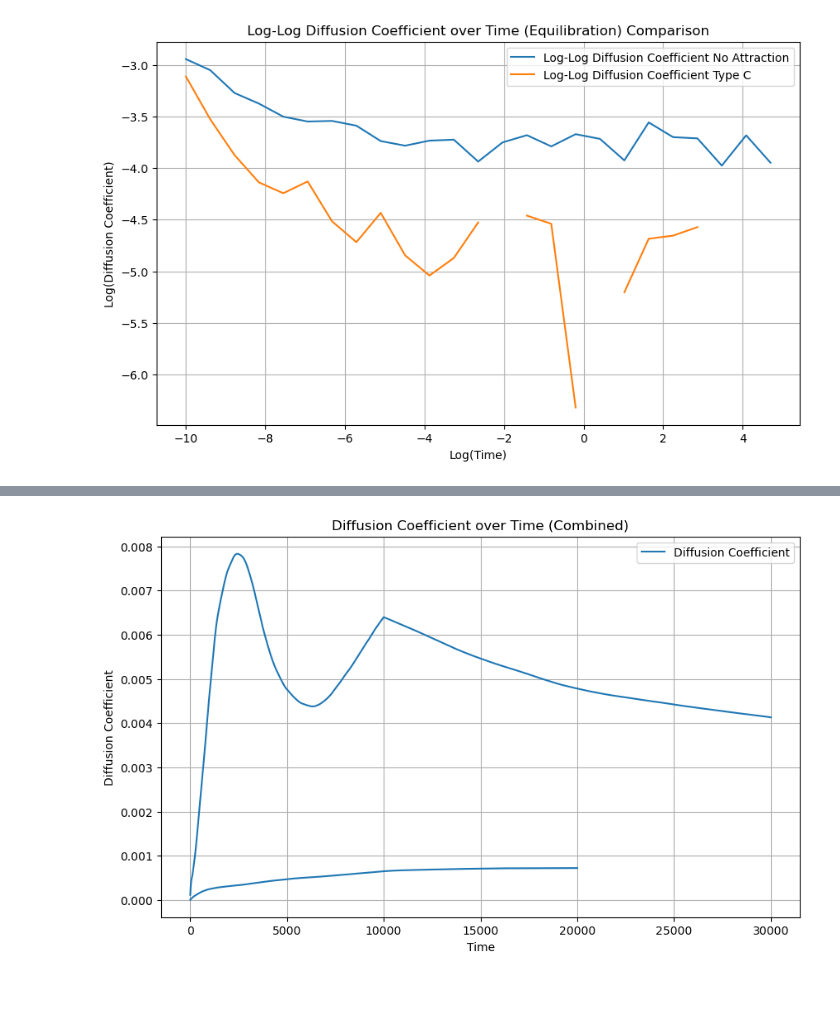
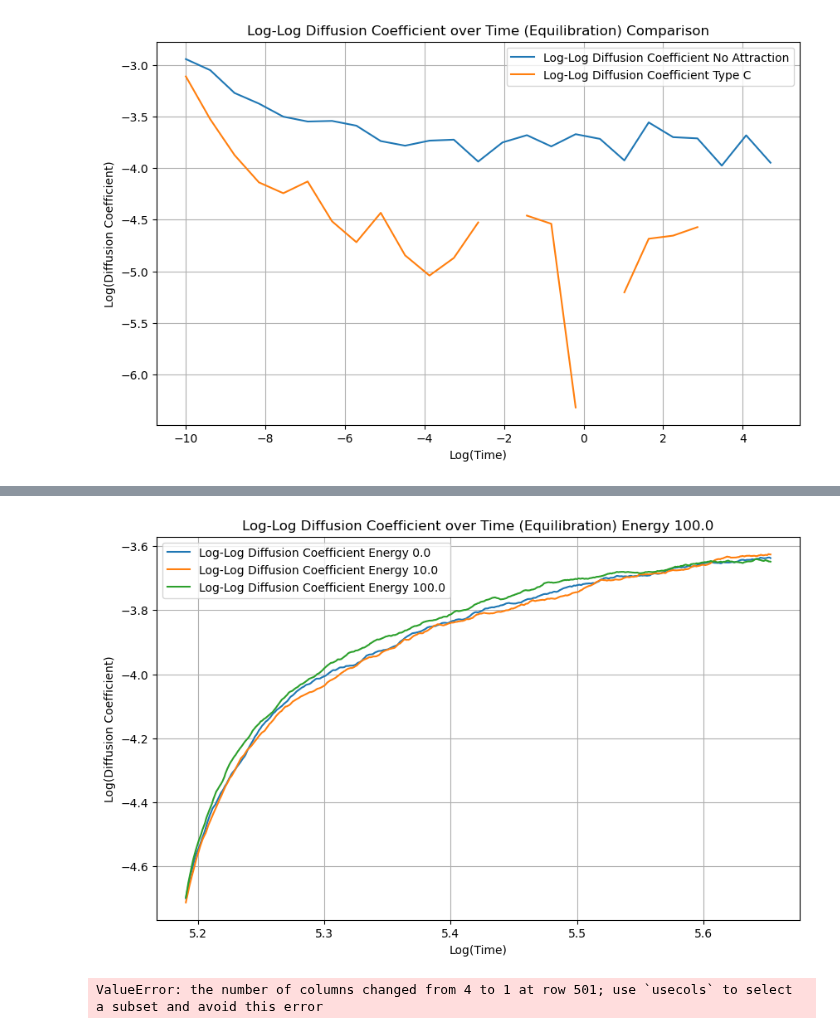
Before and after one commit to anotherbeaver/amine_polymers, a Jupyter notebook: logs/analyze_logs.ipynb, the cells around one changed output, grey strips where cells are left out. Saved outputs shown, nothing was run; the diff lists cells and outputs as text; code cells hidden in the pictures; blank space fills up the shorter version.

```diff
--- a/logs/analyze_logs.ipynb
+++ b/logs/analyze_logs.ipynb
@@ -198,22 +186,37 @@ plt.show()
-# %%
-# combined
-
-data_equil = np.loadtxt('logs/msd_vector_equil.dat', skiprows=2)
-# data_nvt = np.loadtxt('logs/msd_vector_nvt.dat', skiprows=2)
-
-# data_nvt[:, 0] += data_equil[-1, 0]  # Adjust time in NVT data to continue from equilibration
-
-# data_combined = np.vstack((data_equil, data_nvt))
-
-diffusion_coefficient = data_combined[:, 1] / (6 * data_combined[:, 0])
-# Plot the diffusion coefficient as a function of time
-plt.figure(figsize=(10, 6))
-plt.plot(data_combined[:, 0], diffusion_coefficient, label='Diffusion Coefficient')
-plt.xlabel('Time')
-plt.ylabel('Diffusion Coefficient')
-plt.title('Diffusion Coefficient over Time (Combined)')
-plt.legend()
-plt.grid()
-plt.show()
-# %% [output]
-[figure, removed]
+# %%
+# log-log plot
+def loglogplot(energies):
+
+    plt.figure(figsize=(10, 6))
+    for energy in energies:
+        file = f'logs/energy_{int(energy)}.dat'
+        data = np.loadtxt(file, skiprows=2)  # skip the header row
+        diffusion_coefficient = data[:, 1] / (6 * data[:, 0])
+        log_diff = np.log10(diffusion_coefficient)
+        log_time = np.log10(data[:, 0] + 1e-10)
+        plt.plot(log_time[500:], log_diff[500:], label=f'Log-Log Diffusion Coefficient Energy {energy}')
+    plt.xlabel('Log(Time)')
+    plt.ylabel('Log(Diffusion Coefficient)')
+    plt.title(f'Log-Log Diffusion Coefficient over Time (Equilibration) Energy {energy}')
+    plt.legend()
+    plt.grid()
+    plt.show()
+
+loglogplot(energies)
+# %% [output]
+[figure, added]
+# %%
+# read data/pair_hbond.dat
+data = np.loadtxt('data/pair_hbond.dat', skiprows=6)
+plt.figure(figsize=(10, 6))
+plt.plot(data[:, 1], data[:, 2], label='Hydrogen Bond Potential')
+plt.xlabel('Distance (r)')
+plt.ylabel('Potential Energy')
+plt.ylim(-1, 5)
+plt.xlim(0, 3)
+plt.title('Hydrogen Bond Potential vs Distance')
+plt.legend()
+plt.grid()
+plt.show()
+# %% [output]
+ValueError: the number of columns changed from 4 to 1 at row 501; use `usecols` to select a subset and avoid this error
```
Also changed, not shown: parts of 4 cells of this notebook, 3 other files.
